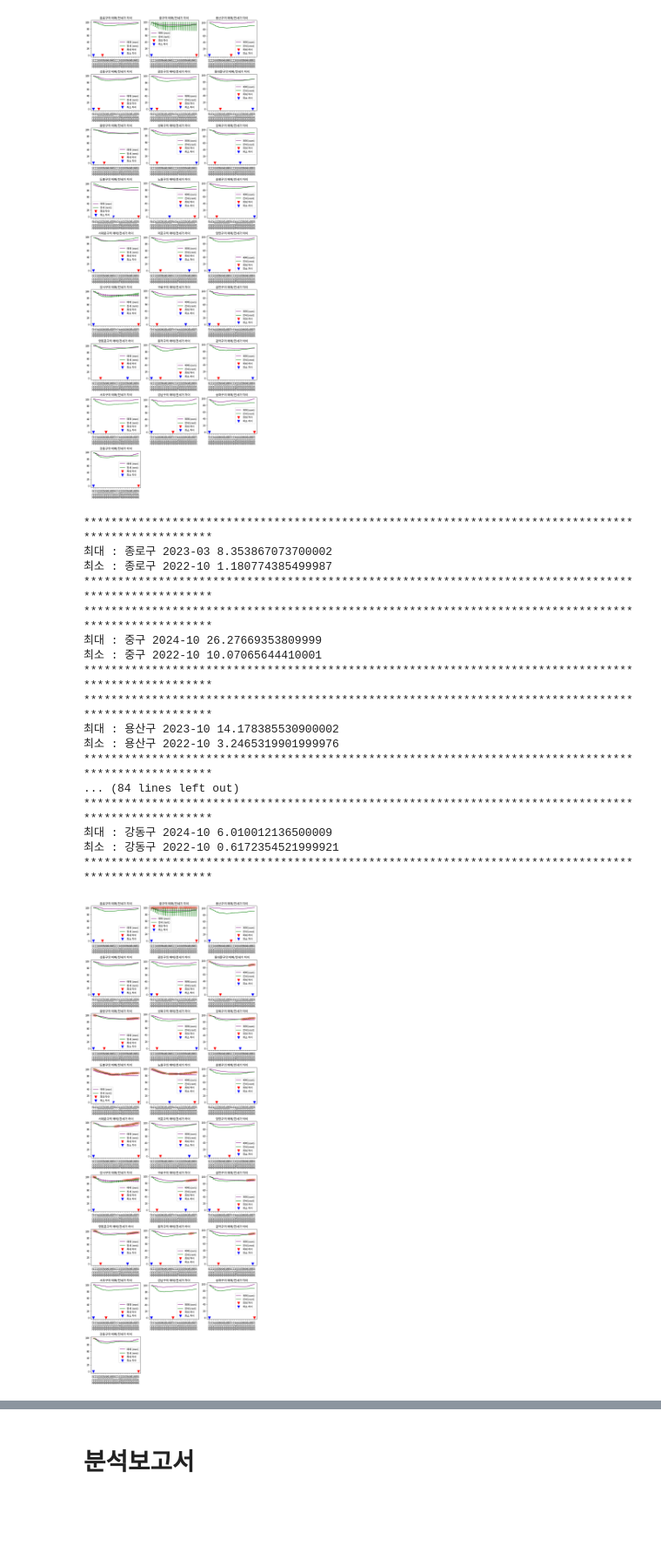
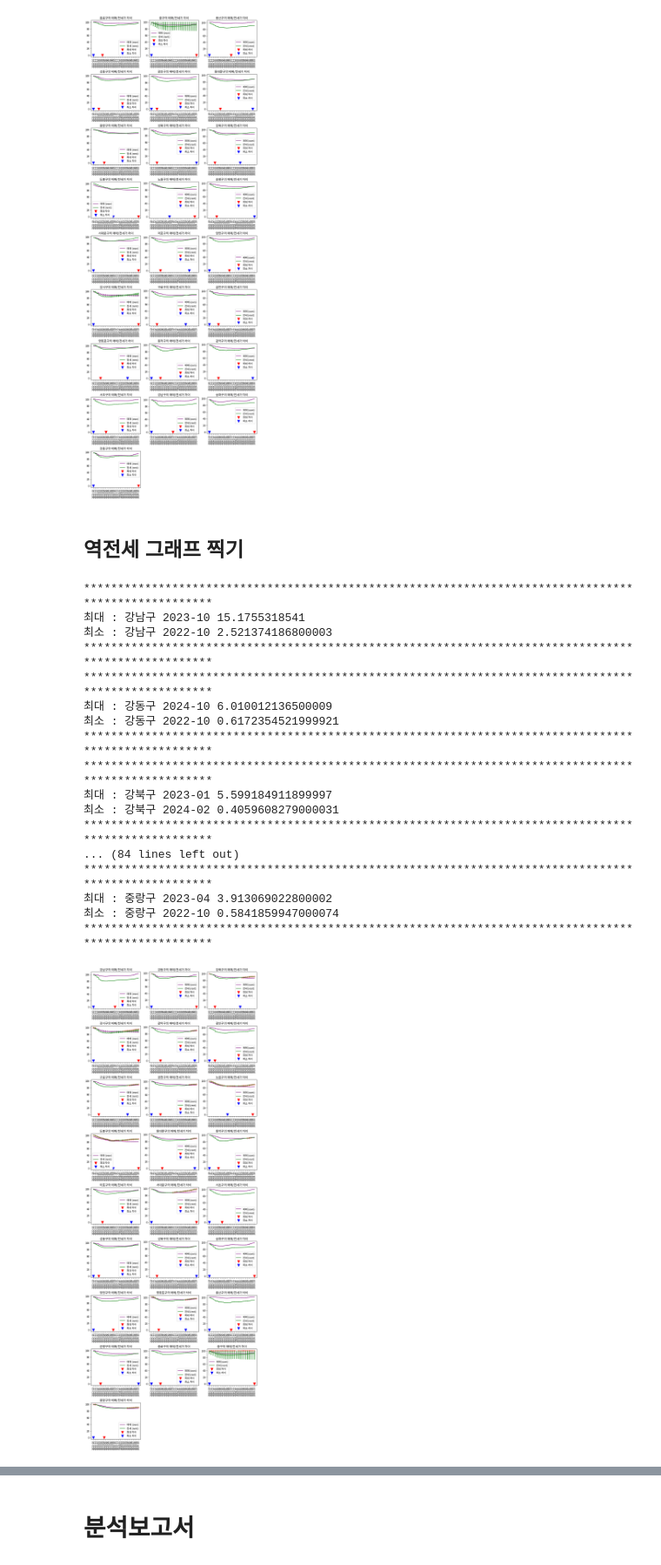
Before and after one commit to ZeroJoon2/python_project_git, a Jupyter notebook: 프로젝트(주택가격).ipynb, the cells around one changed output, grey strips where cells are left out. Shown at 87% size. Saved outputs shown, nothing was run; the diff lists cells and outputs as text; code cells hidden in the pictures; blank space fills up the shorter version.

```diff
--- a/프로젝트(주택가격).ipynb
+++ b/프로젝트(주택가격).ipynb
@@ -305,5 +320,5 @@ df_all.groupby(by = '지역명')[df_all_numeric.columns].mean()
 # %%
-fig = plt.figure(figsize = (20, 50))
+seoul_area = ['강남구',	'강동구',	'강북구',	'강서구',	'관악구',	'광진구',	'구로구',	'금천구',	'노원구',	'도봉구',	'동대문구',	'동작구',	'마포구',	'서대문구',	'서초구',	'성동구',	'성북구',	'송파구',	'양천구',	'영등포구',	'용산구',	'은평구',	'종로구',	'중구',	'중랑구']fig = plt.figure(figsize = (20, 50))
 for idx, name in enumerate(seoul_area):
     temp_data = df_seoul[(df_seoul['지역명'] == name) & (df_seoul['gubun'] == 'own')]
     temp_data2 = df_seoul[(df_seoul['지역명'] == name) & (df_seoul['gubun'] == 'rent')]
@@ -345,6 +363,7 @@ date    2023-05-08 00:00:52
 diff               7.700351
 Name: 2249, dtype: object
 # %%
+seoul_area = ['강남구',	'강동구',	'강북구',	'강서구',	'관악구',	'광진구',	'구로구',	'금천구',	'노원구',	'도봉구',	'동대문구',	'동작구',	'마포구',	'서대문구',	'서초구',	'성동구',	'성북구',	'송파구',	'양천구',	'영등포구',	'용산구',	'은평구',	'종로구',	'중구',	'중랑구']
 import matplotlib.pyplot as plt
 
 # 낙차 계산 df
@@ -405,7 +424,10 @@ plt.show()
 최소 : 강동구 2022-10 0.6172354521999921
 ****************************************************************************************************
 [figure]
+# %% [markdown]
+## 역전세 그래프 찍기
 # %%
+seoul_area = ['강남구',	'강동구',	'강북구',	'강서구',	'관악구',	'광진구',	'구로구',	'금천구',	'노원구',	'도봉구',	'동대문구',	'동작구',	'마포구',	'서대문구',	'서초구',	'성동구',	'성북구',	'송파구',	'양천구',	'영등포구',	'용산구',	'은평구',	'종로구',	'중구',	'중랑구']
 import matplotlib.pyplot as plt
 
 #낙차 계산 df
@@ -415,7 +437,7 @@ df_diff.rename(columns={'ratio': 'diff'}, inplace=True)
 df_diff.sort_values(by='diff', ascending=False, inplace=True)
 
 fig = plt.figure(figsize=(10, 30))
-for idx, name in enumerate(seoul_area):
+for idx, name in enumerate(sorted(seoul_area)):
 
     #지역명이랑 own 구하기
     temp_data_own = df_seoul[(df_seoul['지역명'] == name) & (df_seoul['gubun'] == 'own')]
@@ -432,44 +454,44 @@ for idx, name in enumerate(seoul_area):
 
     # 산점도로 낙차 max / min 찍어주기, 그림상 y는 0 고정
     axes.scatter(max_diff_value['when'], y = 0, color='red', marker='v', s=100, label='최대 차이')
     axes.scatter(min_diff_value['when'], y = 0, color='blue', marker='v', s=100, label='최소 차이')
 
     #계산 확인용
     print(f'{'*'*100}')
     print(f'최대 : {max_diff_value['지역명']} {max_diff_value['when']} {max_diff_value['diff']}')
     print(f'최소 : {min_diff_value['지역명']} {min_diff_value['when']} {min_diff_value['diff']}')
     print(f'{'*'*100}')
 
-    # 제목 및 축 조절
+    # 역전세 찍기
     for _, row in temp_data_rent.iterrows():
         own_ratio = temp_data_own[temp_data_own["when"] == row["when"]]["ratio"]
         if not own_ratio.empty and row["ratio"] > own_ratio.values[0]:
             # Highlighting with a circle if rent is higher than own
-            axes.scatter(row["when"], row["ratio"], color='red', alpha = 0.1, s=100, label="역전세" if idx == 0 else None)
+            axes.scatter(row["when"], row["ratio"], color='red', alpha = 0.1, s=100 if idx == 0 else None)
 
     # 제목 및 축 조절
     axes.set_title(f"{name}의 매매/전세가 차이")
     axes.tick_params(axis='x', rotation=90)
     axes.legend()
 
 plt.tight_layout()
 plt.show()
 # %% [output]
 ****************************************************************************************************
-최대 : 종로구 2023-03 8.353867073700002
-최소 : 종로구 2022-10 1.180774385499987
+최대 : 강남구 2023-10 15.1755318541
+최소 : 강남구 2022-10 2.521374186800003
 ****************************************************************************************************
-****************************************************************************************************
-최대 : 중구 2024-10 26.27669353809999
-최소 : 중구 2022-10 10.07065644410001
-****************************************************************************************************
-****************************************************************************************************
-최대 : 용산구 2023-10 14.178385530900002
-최소 : 용산구 2022-10 3.2465319901999976
-****************************************************************************************************
-... (84 lines left out)
 ****************************************************************************************************
 최대 : 강동구 2024-10 6.010012136500009
 최소 : 강동구 2022-10 0.6172354521999921
 ****************************************************************************************************
+****************************************************************************************************
+최대 : 강북구 2023-01 5.599184911899997
+최소 : 강북구 2024-02 0.4059608279000031
+****************************************************************************************************
+... (84 lines left out)
+****************************************************************************************************
+최대 : 중랑구 2023-04 3.913069022800002
+최소 : 중랑구 2022-10 0.5841859947000074
+****************************************************************************************************
-[figure, old version]
+[figure, new version]
```
Also changed, not shown: parts of 34 cells of this notebook.
